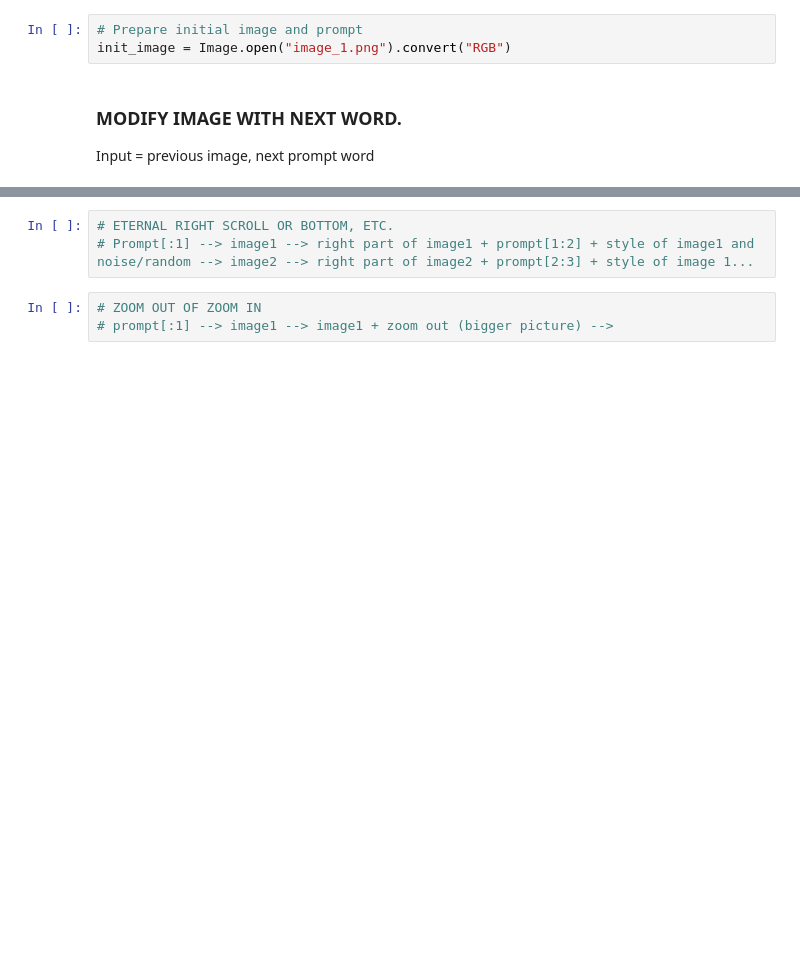
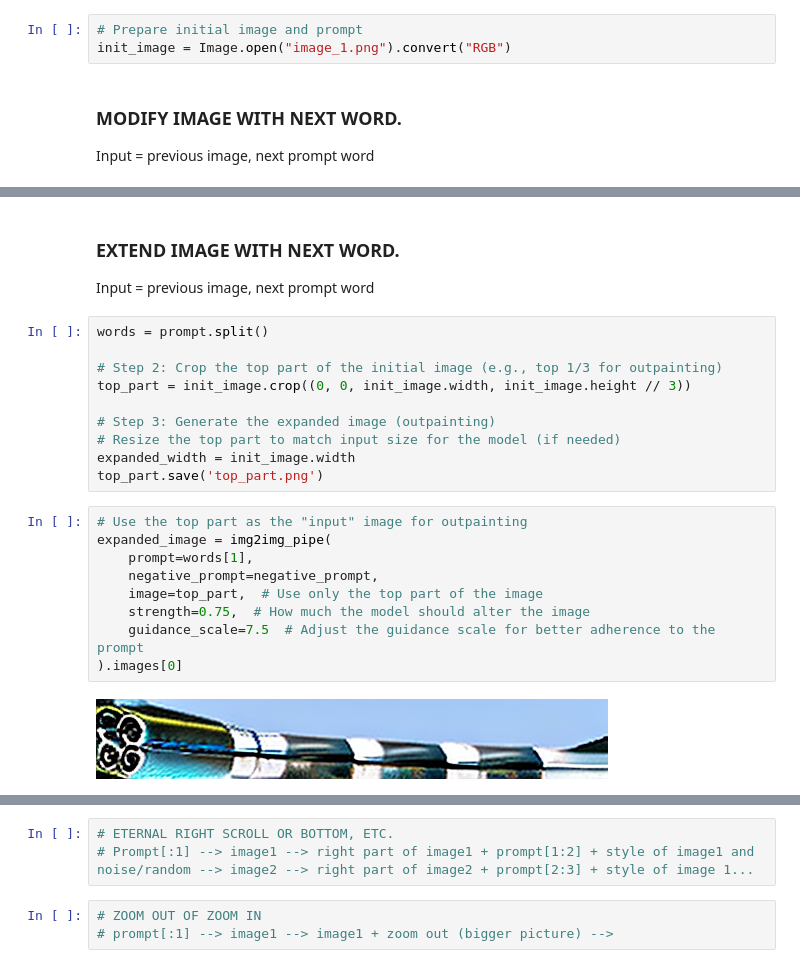
Before and after one commit to shse13/cadavre_exquis, a Jupyter notebook: cadavre_exquis.ipynb, the cells around one changed output, grey strips where cells are left out. Saved outputs shown, nothing was run; the diff lists cells and outputs as text; blank space fills up the shorter version.

Commit message:
Added expand on top

```diff
--- a/cadavre_exquis.ipynb
+++ b/cadavre_exquis.ipynb
@@ -286,3 +287,27 @@ Saved image: output_image_2.jpg
 Saved image: output_image_3.jpg
 Saved image: output_image_4.jpg
 Saved image: output_image_5.jpg
+# %% [markdown]
+### EXTEND IMAGE WITH NEXT WORD.
+Input = previous image, next prompt word
+# %%
+words = prompt.split()
+
+# Step 2: Crop the top part of the initial image (e.g., top 1/3 for outpainting)
+top_part = init_image.crop((0, 0, init_image.width, init_image.height // 3))
+
+# Step 3: Generate the expanded image (outpainting)
+# Resize the top part to match input size for the model (if needed)
+expanded_width = init_image.width
+top_part.save('top_part.png')
+# %%
+# Use the top part as the "input" image for outpainting
+expanded_image = img2img_pipe(
+    prompt=words[1],
+    negative_prompt=negative_prompt,
+    image=top_part,  # Use only the top part of the image
+    strength=0.75,  # How much the model should alter the image
+    guidance_scale=7.5  # Adjust the guidance scale for better adherence to the prompt
+).images[0]
+# %% [output]
+[figure, added]
```
Also changed, not shown: parts of 9 cells of this notebook.
